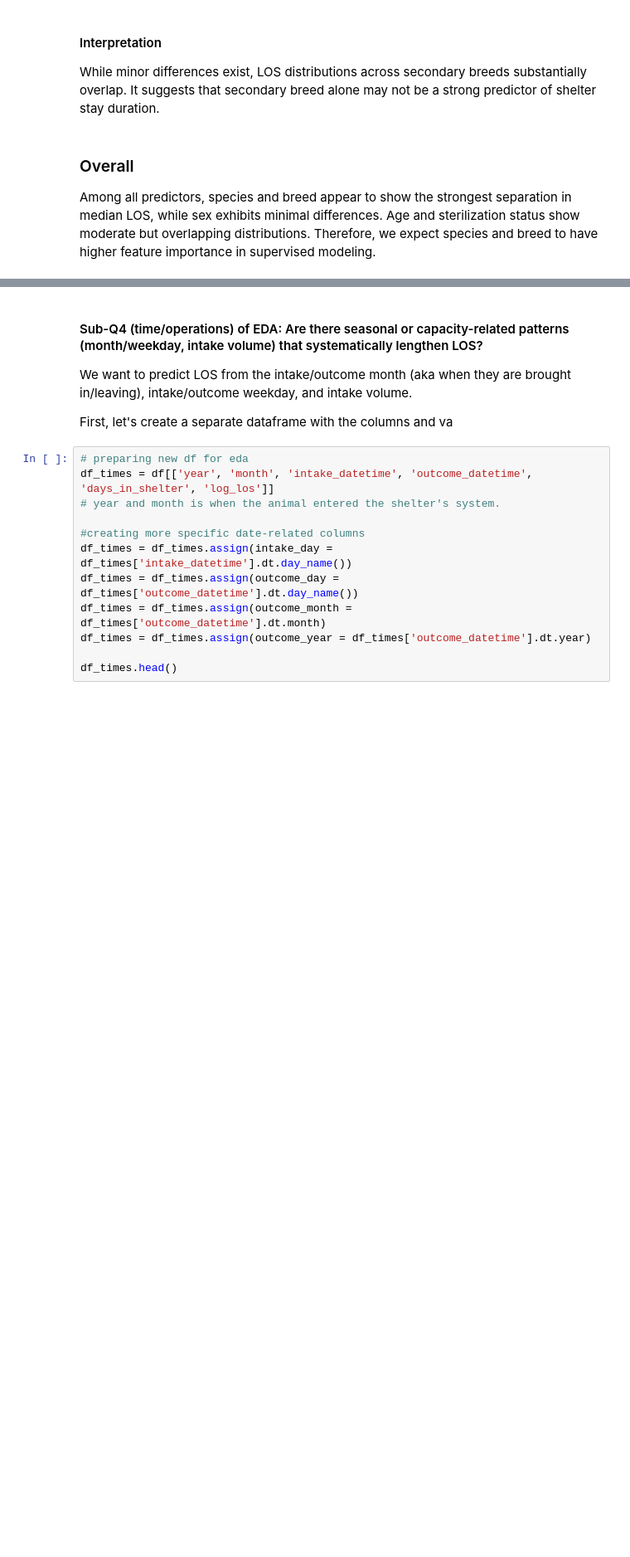
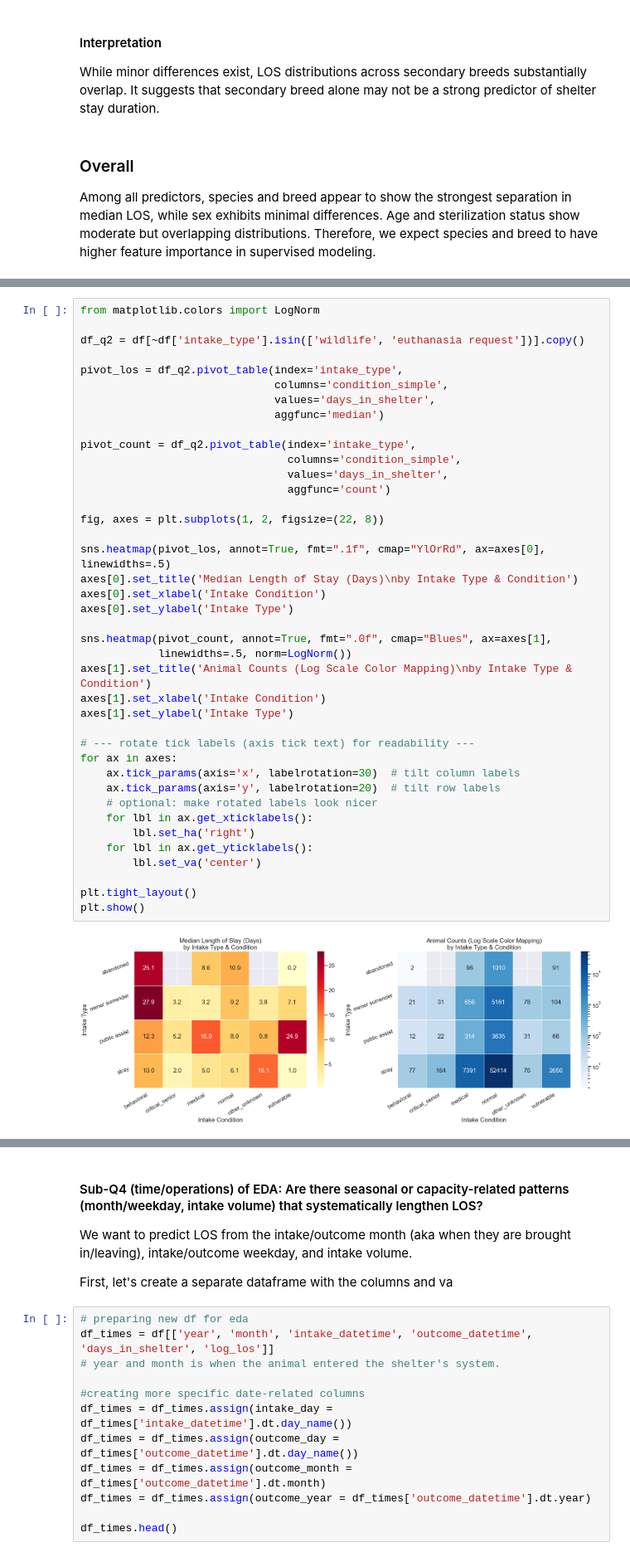
Before and after one commit to COGS108/Group098_WI26, a Jupyter notebook: 02-EDACheckpoint.ipynb, the cells around one changed output, grey strips where cells are left out. Shown at 83% size. Saved outputs shown, nothing was run; the diff lists cells and outputs as text; blank space fills up the shorter version.

```diff
--- a/02-EDACheckpoint.ipynb
+++ b/02-EDACheckpoint.ipynb
@@ -1127,0 +1266,42 @@ Some more words and stuff.  Remember notebooks work best if you interleave the c
+# %%
+from matplotlib.colors import LogNorm
+
+df_q2 = df[~df['intake_type'].isin(['wildlife', 'euthanasia request'])].copy()
+
+pivot_los = df_q2.pivot_table(index='intake_type',
+                              columns='condition_simple',
+                              values='days_in_shelter',
+                              aggfunc='median')
+
+pivot_count = df_q2.pivot_table(index='intake_type',
+                                columns='condition_simple',
+                                values='days_in_shelter',
+                                aggfunc='count')
+
+fig, axes = plt.subplots(1, 2, figsize=(22, 8))
+
+sns.heatmap(pivot_los, annot=True, fmt=".1f", cmap="YlOrRd", ax=axes[0], linewidths=.5)
+axes[0].set_title('Median Length of Stay (Days)\nby Intake Type & Condition')
+axes[0].set_xlabel('Intake Condition')
+axes[0].set_ylabel('Intake Type')
+
+sns.heatmap(pivot_count, annot=True, fmt=".0f", cmap="Blues", ax=axes[1],
+            linewidths=.5, norm=LogNorm())
+axes[1].set_title('Animal Counts (Log Scale Color Mapping)\nby Intake Type & Condition')
+axes[1].set_xlabel('Intake Condition')
+axes[1].set_ylabel('Intake Type')
+
+# --- rotate tick labels (axis tick text) for readability ---
+for ax in axes:
+    ax.tick_params(axis='x', labelrotation=30)  # tilt column labels
+    ax.tick_params(axis='y', labelrotation=20)  # tilt row labels
+    # optional: make rotated labels look nicer
+    for lbl in ax.get_xticklabels():
+        lbl.set_ha('right')
+    for lbl in ax.get_yticklabels():
+        lbl.set_va('center')
+
+plt.tight_layout()
+plt.show()
+# %% [output]
+[figure, added]
```
Also changed, not shown: parts of 47 cells of this notebook, 1 other file.
